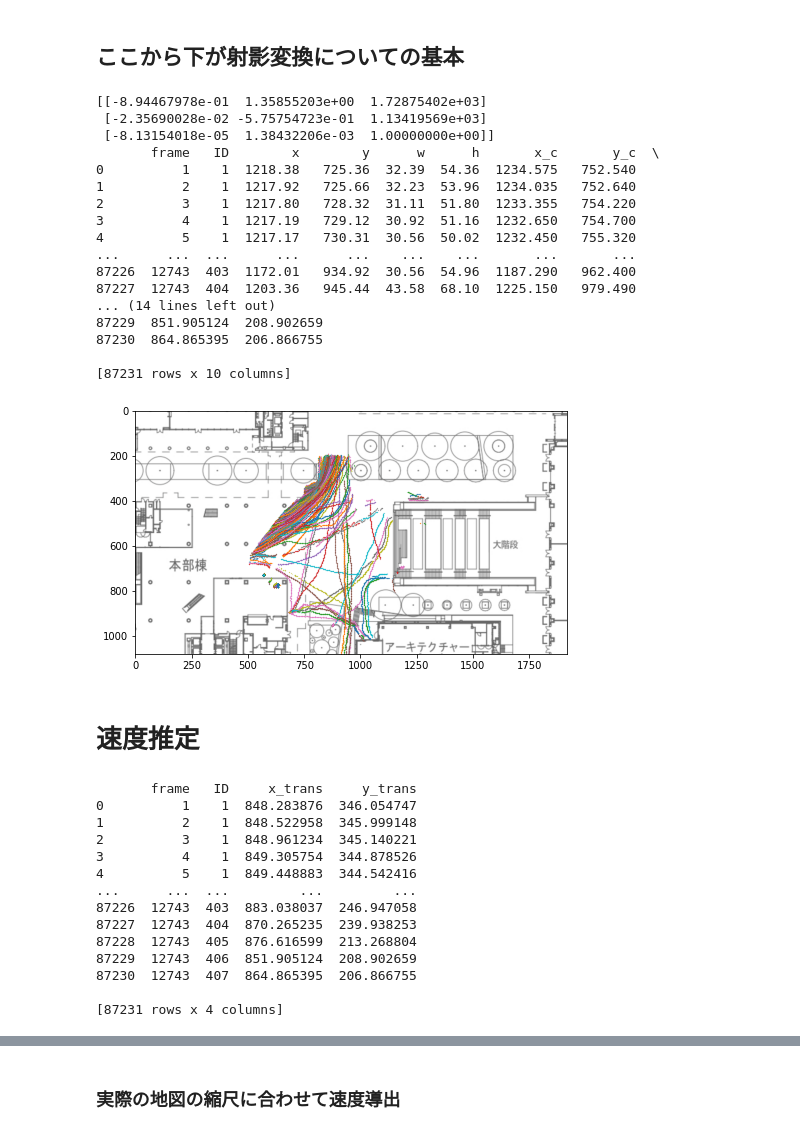
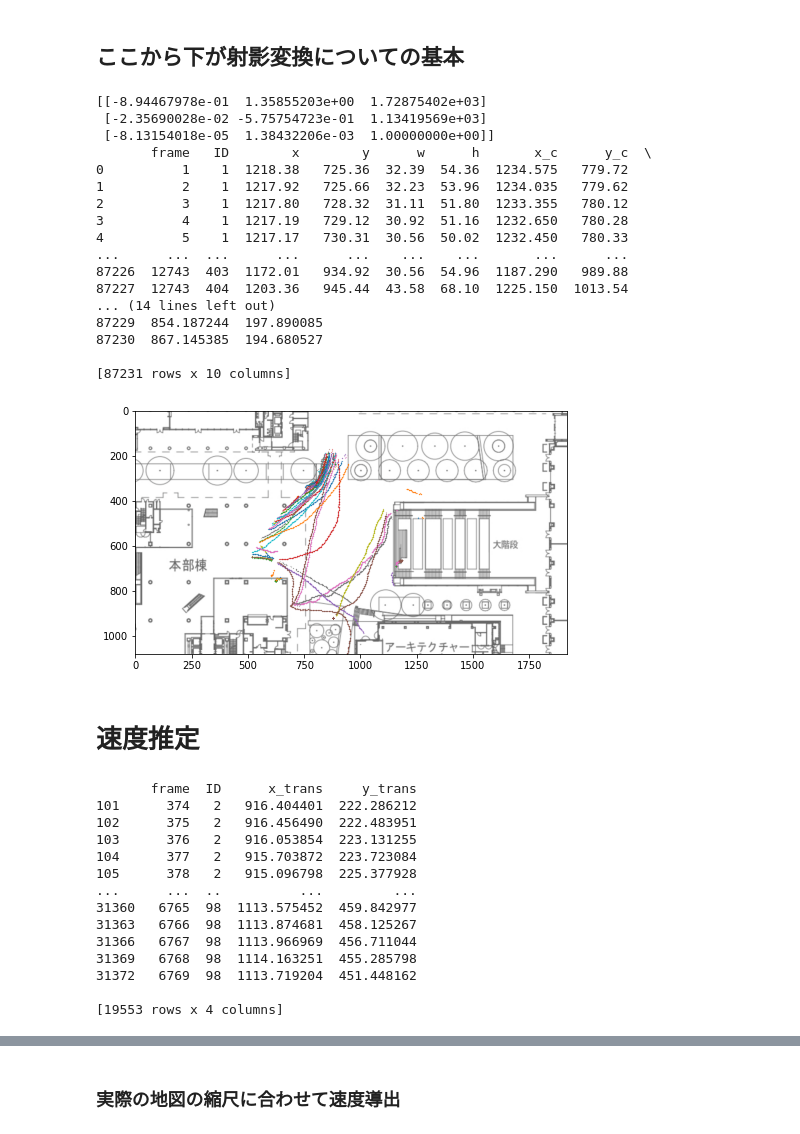
Before and after one commit to yuzz2516/Trajectory, a Jupyter notebook: notebooks/homography_tra.ipynb, the cells around one changed output, grey strips where cells are left out. Drawn from its saved outputs; the diff is of its cells as text; code cells hidden in the pictures.

```diff
--- a/notebooks/homography_tra.ipynb
+++ b/notebooks/homography_tra.ipynb
@@ -161,7 +161,7 @@ M = homography_trans(p_original,p_trans)
 print(M)
 
 df['x_c'] = df['x'] + df['w']/2
-df['y_c'] = df['y'] + df['h']/2
+df['y_c'] = df['y'] + df['h']
 df2 = df.drop(columns=["frame", "ID", "x", "y", "w","h"])
 i = 0
 x_homo_list = []
@@ -183,54 +183,54 @@ print(df)
 [[-8.94467978e-01  1.35855203e+00  1.72875402e+03]
  [-2.35690028e-02 -5.75754723e-01  1.13419569e+03]
  [-8.13154018e-05  1.38432206e-03  1.00000000e+00]]
-       frame   ID        x        y      w      h       x_c       y_c  \
-0          1    1  1218.38   725.36  32.39  54.36  1234.575   752.540
-1          2    1  1217.92   725.66  32.23  53.96  1234.035   752.640
-2          3    1  1217.80   728.32  31.11  51.80  1233.355   754.220
-3          4    1  1217.19   729.12  30.92  51.16  1232.650   754.700
-4          5    1  1217.17   730.31  30.56  50.02  1232.450   755.320
-...      ...  ...      ...      ...    ...    ...       ...       ...
-87226  12743  403  1172.01   934.92  30.56  54.96  1187.290   962.400
-87227  12743  404  1203.36   945.44  43.58  68.10  1225.150   979.490
+       frame   ID        x        y      w      h       x_c      y_c  \
+0          1    1  1218.38   725.36  32.39  54.36  1234.575   779.72
+1          2    1  1217.92   725.66  32.23  53.96  1234.035   779.62
+2          3    1  1217.80   728.32  31.11  51.80  1233.355   780.12
+3          4    1  1217.19   729.12  30.92  51.16  1232.650   780.28
+4          5    1  1217.17   730.31  30.56  50.02  1232.450   780.33
+...      ...  ...      ...      ...    ...    ...       ...      ...
+87226  12743  403  1172.01   934.92  30.56  54.96  1187.290   989.88
+87227  12743  404  1203.36   945.44  43.58  68.10  1225.150  1013.54
 ... (14 lines left out)
-87229  851.905124  208.902659
-87230  864.865395  206.866755
+87229  854.187244  197.890085
+87230  867.145385  194.680527
 
 [87231 rows x 10 columns]
 # %%
 # 追跡変換座標を描画
 fig = plt.figure(facecolor="w")
 ax = fig.add_subplot(1, 1, 1, aspect="equal")
-#df = df.query('frame < 5000')
+df = df.query('1<ID < 100')
 
 for ID, group in df.groupby('ID'):
     frame = group['frame']
     car_id = group['ID']
     id_max = max(car_id)
     id_min = min(car_id)
     x_min = group['x']
     y_min = group['y']
     w = group['w']
     h = group['h']
     f_max = max(frame)
     f_min = min(frame)
     x_c_trans = group['x_trans']
     y_c_trans = group['y_trans']
     #print(f_max, f_min, car_id)
 
 
     x_c = x_min + w / 2
     y_c = y_min + h
     color = (car_id - id_min) / (id_max - id_min)
     plt.scatter(x_c_trans, y_c_trans, cmap='jet', s=0.01)
 
 im = Image.open('thumbnails/sit_figure_1920_1080_zoom.png')
 #sns.scatterplot(x=X[:,0], y=X[:,1], hue=["cluster-{}".format(x) for x in labels])
 plt.imshow(im, alpha=0.6)
 fig.subplots_adjust(left=0, right=1, bottom=0, top=1)
 plt.savefig('output_1.png')
 # %% [output]
-[figure, old version]
+[figure, new version]
 # %% [markdown]
 # 速度推定
 # %%
@@ -239,20 +239,20 @@ df_speed = df.drop(columns=["x", "y", "w", "h",'x_c','y_c'])
 #df_speed = df_speed.groupby(['ID'])
 print(df_speed)
 # %% [output]
-       frame   ID     x_trans     y_trans
-0          1    1  848.283876  346.054747
-1          2    1  848.522958  345.999148
-2          3    1  848.961234  345.140221
-3          4    1  849.305754  344.878526
-4          5    1  849.448883  344.542416
-...      ...  ...         ...         ...
-87226  12743  403  883.038037  246.947058
-87227  12743  404  870.265235  239.938253
-87228  12743  405  876.616599  213.268804
-87229  12743  406  851.905124  208.902659
-87230  12743  407  864.865395  206.866755
+       frame  ID      x_trans     y_trans
+101      374   2   916.404401  222.286212
+102      375   2   916.456490  222.483951
+103      376   2   916.053854  223.131255
+104      377   2   915.703872  223.723084
+105      378   2   915.096798  225.377928
+...      ...  ..          ...         ...
+31360   6765  98  1113.575452  459.842977
+31363   6766  98  1113.874681  458.125267
+31366   6767  98  1113.966969  456.711044
+31369   6768  98  1114.163251  455.285798
+31372   6769  98  1113.719204  451.448162
 
-[87231 rows x 4 columns]
+[19553 rows x 4 columns]
 # %%
 df_speed_f = df_speed.groupby(['ID'],as_index=False).first()
 df_speed_f
```
Also changed, not shown: parts of 7 cells of this notebook, 19 other files.
